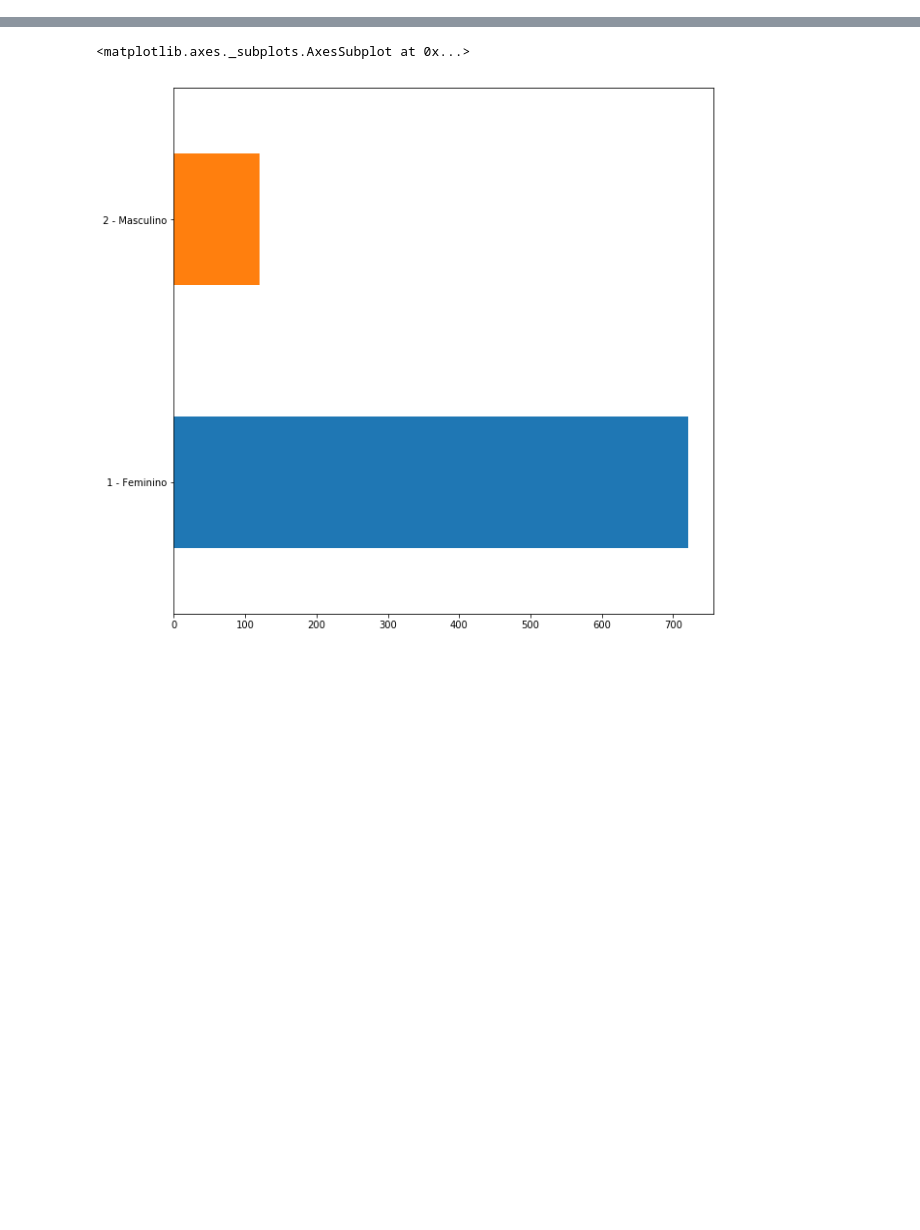
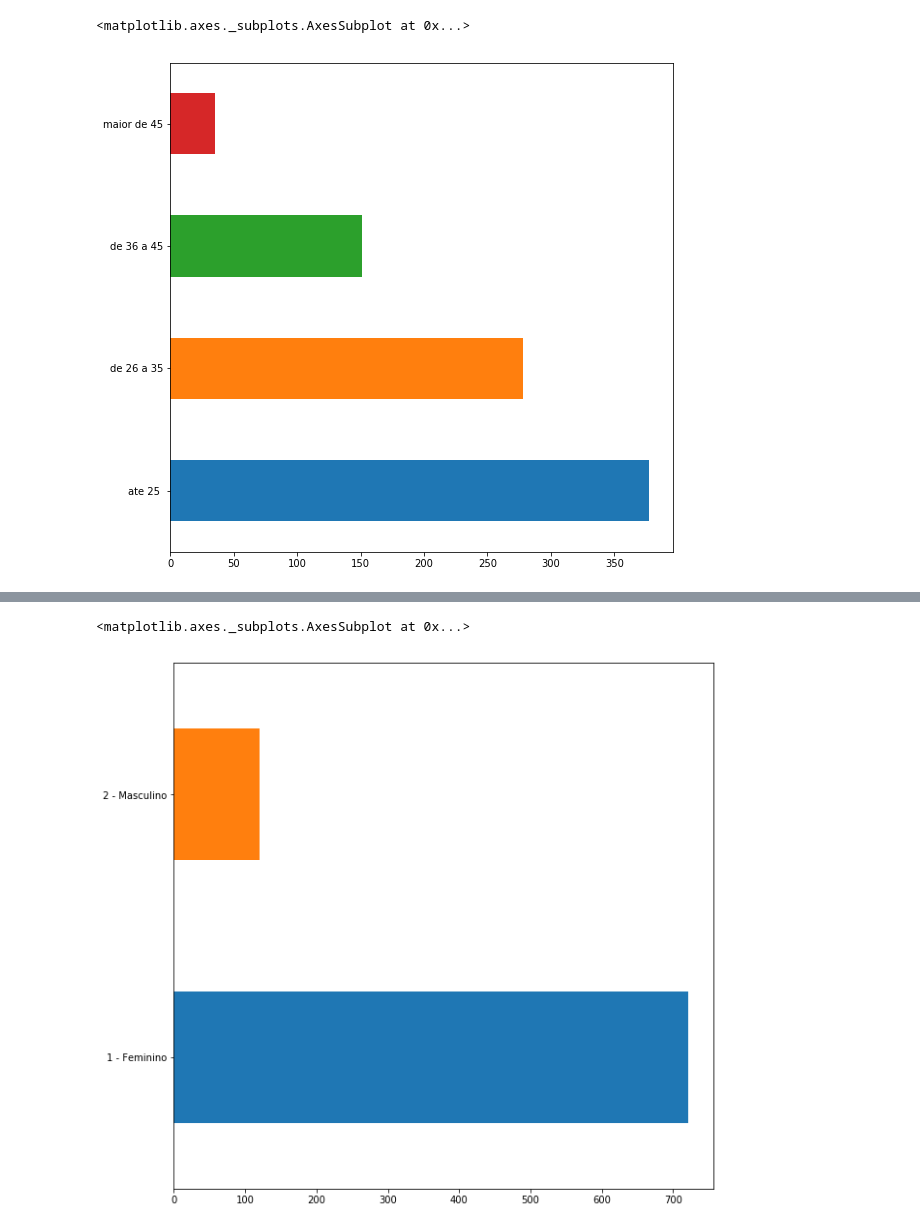
Before and after one commit to MarcoAurello/Estudo-DataSets, a Jupyter notebook: saude caruaru.ipynb, the cells around one changed output, grey strips where cells are left out. Saved outputs shown, nothing was run; the diff lists cells and outputs as text; code cells hidden in the pictures; blank space fills up the shorter version.

```diff
--- a/saude caruaru.ipynb
+++ b/saude caruaru.ipynb
@@ -14,3 +14,15 @@ ds.head()
 | 2 | 13 - SENAC - UNIDADE DE EDUCAÇÃO ... | Técnico | Habilitação Profissional Técnica ... | Saúde | Ambiente e Saúde | Técnico em Enfermagem | ELISANGELA MARIA DA SILVA | 36 | ... |
 | 3 | 13 - SENAC - UNIDADE DE EDUCAÇÃO ... | Técnico | Habilitação Profissional Técnica ... | Saúde | Ambiente e Saúde | Técnico em Enfermagem | CLAUDIA CAVALCANTI DE MELO | 27 | ... |
 | 4 | 13 - SENAC - UNIDADE DE EDUCAÇÃO ... | Técnico | Habilitação Profissional Técnica ... | Saúde | Ambiente e Saúde | Técnico em Enfermagem | FLAVIA MARIA GOMES DE ALMEIDA | 35 | ... |
+# %%
+def catrgoria(Idade):
+    if  Idade > 0 and Idade <= 25 :
+        return "ate 25 "
+    if Idade > 25 and Idade <= 35 :
+        return "de 26 a 35"
+    if Idade > 35 and Idade <= 45 :
+        return "de 36 a 45"
+    if Idade > 45 :
+        return "maior de 45"
+# %%
+ds["gupoIdade"] = ds["Idade"].apply(catrgoria)
@@ -16,0 +50,7 @@ ds.head()
+# %%
+plt.rcParams["figure.figsize"] = (9,9)
+plt.rcParams['legend.fontsize'] = 2
+ds['gupoIdade'].value_counts().head(30).plot(kind='barh')
+# %% [output]
+<matplotlib.axes._subplots.AxesSubplot at 0x...>
+[figure, added]
```
Also changed, not shown: parts of 4 cells of this notebook.
